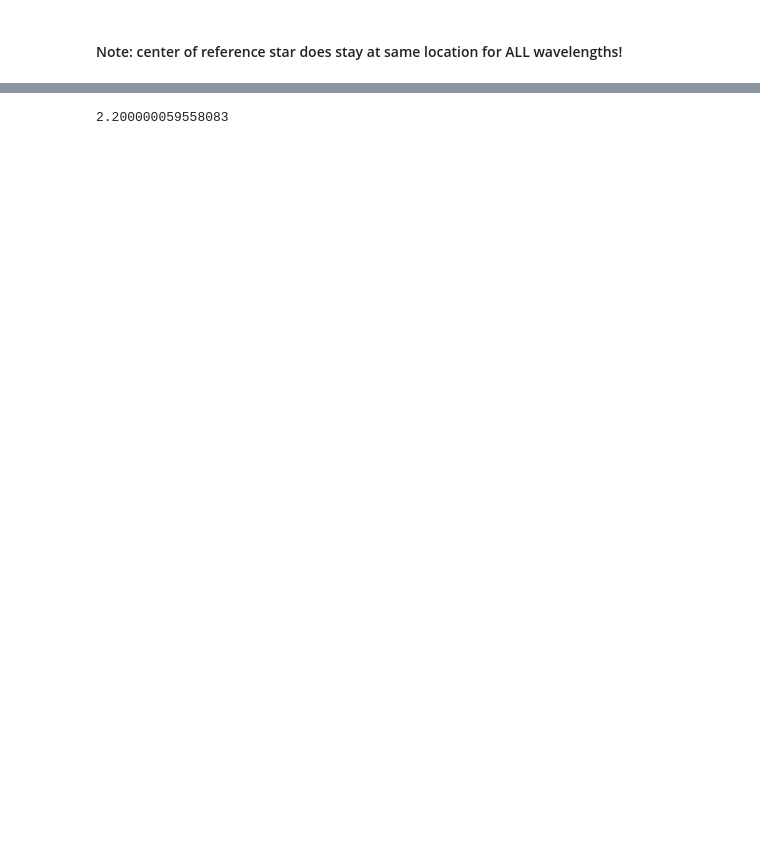
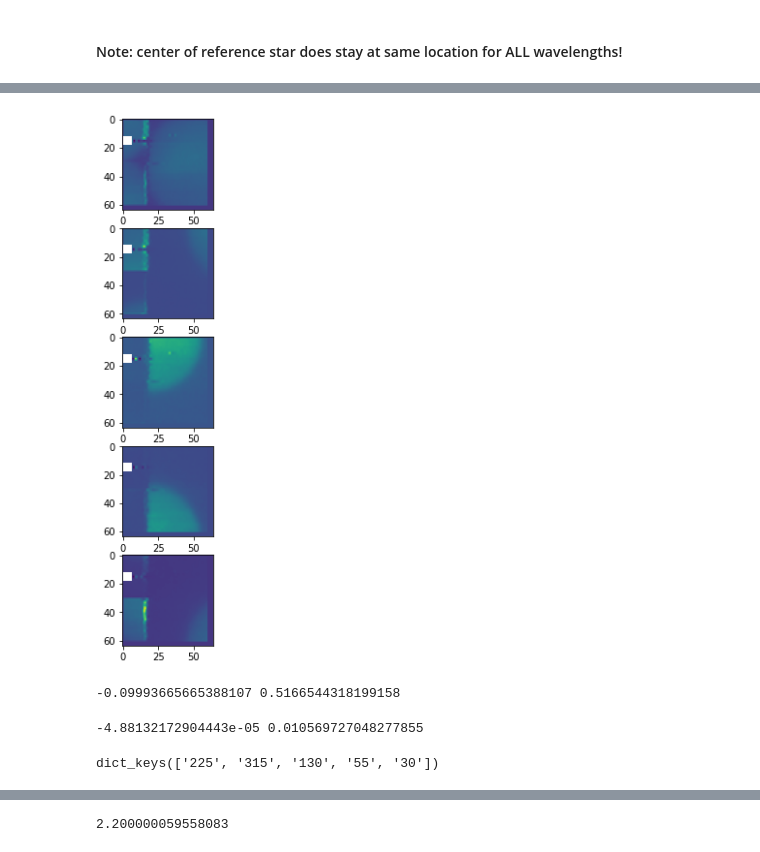
Before and after one commit to RyleighFitz/Europa_VLT_Reductions, a Jupyter notebook: Untitled1.ipynb, the cells around one changed output, grey strips where cells are left out. Drawn from its saved outputs; the diff is of its cells as text; code cells hidden in the pictures; blank space fills up the shorter version.

```diff
--- a/Untitled1.ipynb
+++ b/Untitled1.ipynb
@@ -245 +169,17 @@ plt.colorbar()
+# %%
+fig, ax = plt.subplots(5,1, figsize=(100,10))
+
+for i in range(5):
+    ax[i].imshow(tel_cor['55'][i].data[2000])
+plt.show()
+# %% [output]
+[figure, added]
+# %%
+print(np.nanmin(tel_cor['55'][0].data[2000]), np.nanmax(tel_cor['55'][0].data[2000]))
+# %% [output]
+-0.09993665665388107 0.5166544318199158
+# %%
+print(np.nanmin(tel_cor['225'][0].data[2000]), np.nanmax(tel_cor['225'][0].data[2000]))
+# %% [output]
+-4.88132172904443e-05 0.010569727048277855
 # %%
@@ -317,0 +281,4 @@ for k in range(len(imgs[0].data)):
+# %%
+combined_cubes.keys()
+# %% [output]
+dict_keys(['225', '315', '130', '55', '30'])
```
Also changed, not shown: parts of 36 cells of this notebook.
